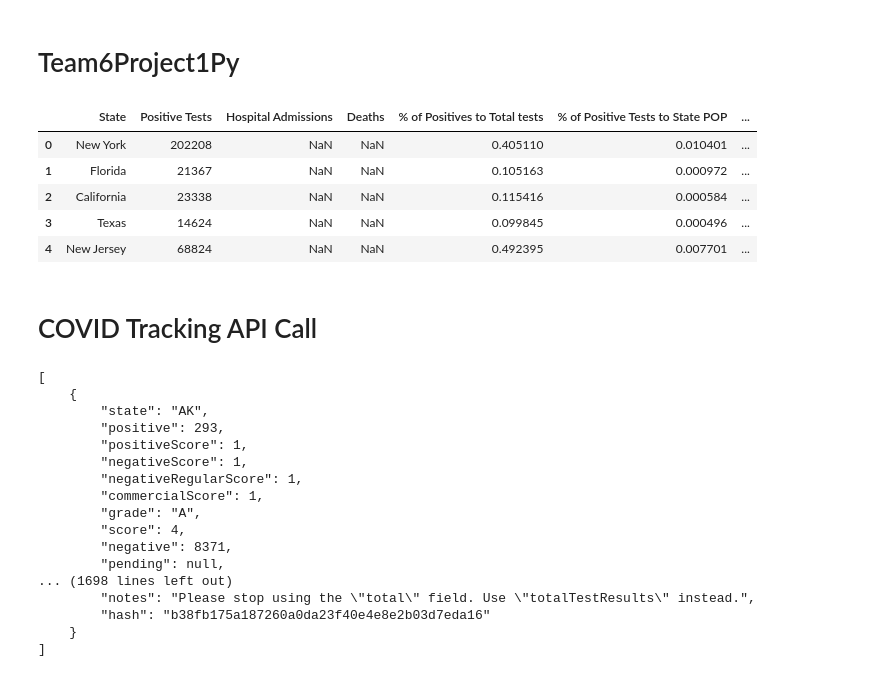
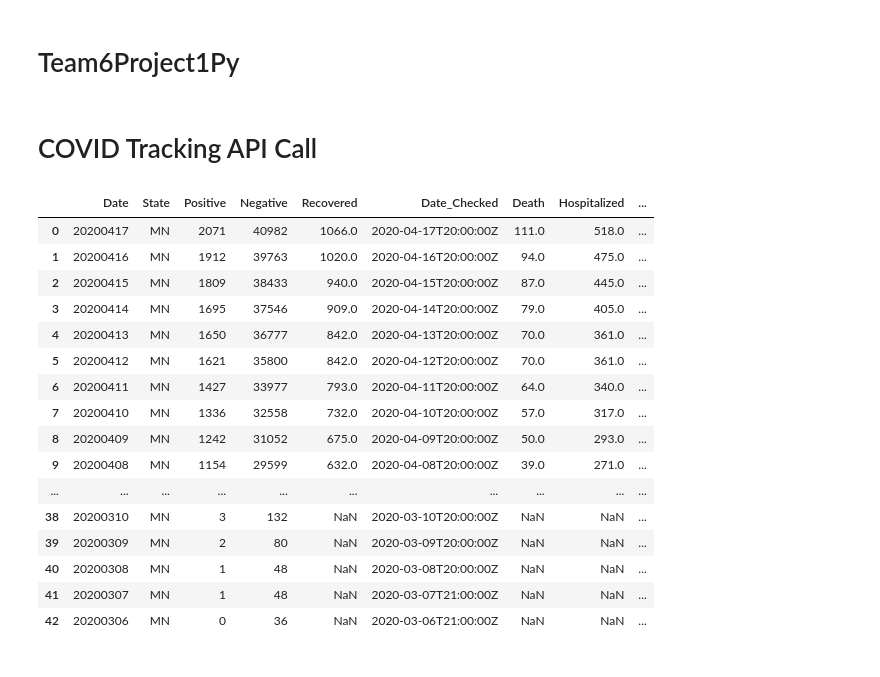
Before and after one commit to zenfinity/MNvsNationalCovid, a Jupyter notebook: Team6Project1Py.ipynb, the cells around one changed output. Cells and saved outputs as stored; diff of their text form; code cells hidden in the pictures.

```diff
--- a/Team6Project1Py.ipynb
+++ b/Team6Project1Py.ipynb
@@ -16,38 +16,46 @@ gmaps.configure(api_key=g_key)
-# %%
-covidpop_df = pd.read_excel('T6Proj1Covid.xlsx')
-covidpop_df.head()
-# %% [output]
-|  | State | Positive Tests | Hospital Admissions | Deaths | % of Positives to Total tests | % of Positive Tests to State POP | ... |
-| 0 | New York | 202208 | NaN | NaN | 0.405110 | 0.010401 | ... |
-| 1 | Florida | 21367 | NaN | NaN | 0.105163 | 0.000972 | ... |
-| 2 | California | 23338 | NaN | NaN | 0.115416 | 0.000584 | ... |
-| 3 | Texas | 14624 | NaN | NaN | 0.099845 | 0.000496 | ... |
-| 4 | New Jersey | 68824 | NaN | NaN | 0.492395 | 0.007701 | ... |
 # %% [markdown]
 # COVID Tracking API Call
-# %%
-url = "https://covidtracking.com/api/v1/states/current.json?"
-state = "MN"
-
-covidAPI_response = requests.get(url + state)
-covidAPI_response_json = covidAPI_response.json()
-
-print(json.dumps(covidAPI_response_json, indent=4, sort_keys=False))
-# %% [output]
-[
-    {
-        "state": "AK",
-        "positive": 293,
-        "positiveScore": 1,
-        "negativeScore": 1,
-        "negativeRegularScore": 1,
-        "commercialScore": 1,
-        "grade": "A",
-        "score": 4,
-        "negative": 8371,
-        "pending": null,
-... (1698 lines left out)
-        "notes": "Please stop using the \"total\" field. Use \"totalTestResults\" instead.",
-        "hash": "b38fb175a187260a0da23f40e4e8e2b03d7eda16"
-    }
-]
+# %%
+covid_state_url = "https://covidtracking.com/api/v1/states/mn/daily.json?"
+
+covid_compare_state = "MN"
+
+covidAPI_response_df = pd.DataFrame(requests.get(covid_state_url).json())
+
+covid_state_df = pd.DataFrame (
+        {'Date' : covidAPI_response_df['date'],
+         'State' : covidAPI_response_df['state'],
+         'Positive' : covidAPI_response_df['positive'],
+         'Negative' : covidAPI_response_df['negative'],
+         'Recovered' : covidAPI_response_df['recovered'],
+         'Date_Checked' : covidAPI_response_df['dateChecked'],
+         'Death' : covidAPI_response_df['death'],
+         'Hospitalized' : covidAPI_response_df['hospitalized'],
+         'Total_Test_Results' : covidAPI_response_df['totalTestResults'],
+         'Death_Increase' : covidAPI_response_df['deathIncrease'],
+         'Hospitalized_Increase' : covidAPI_response_df['hospitalizedIncrease'],
+         'Negative_Increase' : covidAPI_response_df['negativeIncrease'],
+         'Positive_Increase' : covidAPI_response_df['positiveIncrease'],
+         'Total_Test_Results_Increase' : covidAPI_response_df['totalTestResultsIncrease']})
+
+covid_state_df.to_csv('covid_state.csv', encoding='utf-8', index=False)
+
+covid_state_df
+# %% [output]
+|  | Date | State | Positive | Negative | Recovered | Date_Checked | Death | Hospitalized | ... |
+| 0 | 20200417 | MN | 2071 | 40982 | 1066.0 | 2020-04-17T20:00:00Z | 111.0 | 518.0 | ... |
+| 1 | 20200416 | MN | 1912 | 39763 | 1020.0 | 2020-04-16T20:00:00Z | 94.0 | 475.0 | ... |
+| 2 | 20200415 | MN | 1809 | 38433 | 940.0 | 2020-04-15T20:00:00Z | 87.0 | 445.0 | ... |
+| 3 | 20200414 | MN | 1695 | 37546 | 909.0 | 2020-04-14T20:00:00Z | 79.0 | 405.0 | ... |
+| 4 | 20200413 | MN | 1650 | 36777 | 842.0 | 2020-04-13T20:00:00Z | 70.0 | 361.0 | ... |
+| 5 | 20200412 | MN | 1621 | 35800 | 842.0 | 2020-04-12T20:00:00Z | 70.0 | 361.0 | ... |
+| 6 | 20200411 | MN | 1427 | 33977 | 793.0 | 2020-04-11T20:00:00Z | 64.0 | 340.0 | ... |
+| 7 | 20200410 | MN | 1336 | 32558 | 732.0 | 2020-04-10T20:00:00Z | 57.0 | 317.0 | ... |
+| 8 | 20200409 | MN | 1242 | 31052 | 675.0 | 2020-04-09T20:00:00Z | 50.0 | 293.0 | ... |
+| 9 | 20200408 | MN | 1154 | 29599 | 632.0 | 2020-04-08T20:00:00Z | 39.0 | 271.0 | ... |
+| ... | ... | ... | ... | ... | ... | ... | ... | ... | ... |
+| 38 | 20200310 | MN | 3 | 132 | NaN | 2020-03-10T20:00:00Z | NaN | NaN | ... |
+| 39 | 20200309 | MN | 2 | 80 | NaN | 2020-03-09T20:00:00Z | NaN | NaN | ... |
+| 40 | 20200308 | MN | 1 | 48 | NaN | 2020-03-08T20:00:00Z | NaN | NaN | ... |
+| 41 | 20200307 | MN | 1 | 48 | NaN | 2020-03-07T21:00:00Z | NaN | NaN | ... |
+| 42 | 20200306 | MN | 0 | 36 | NaN | 2020-03-06T21:00:00Z | NaN | NaN | ... |
```
Also changed, not shown: parts of 3 cells of this notebook, 2 other files.
